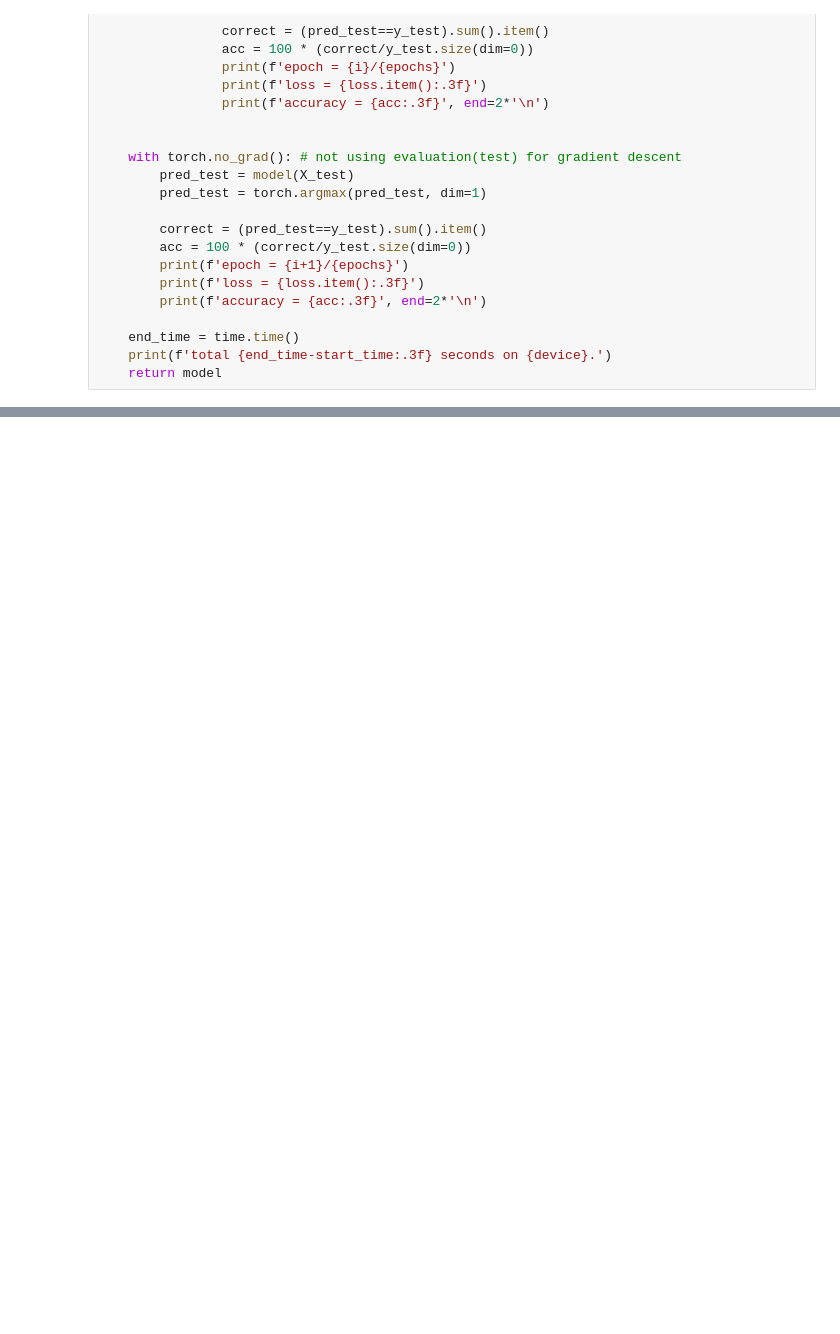
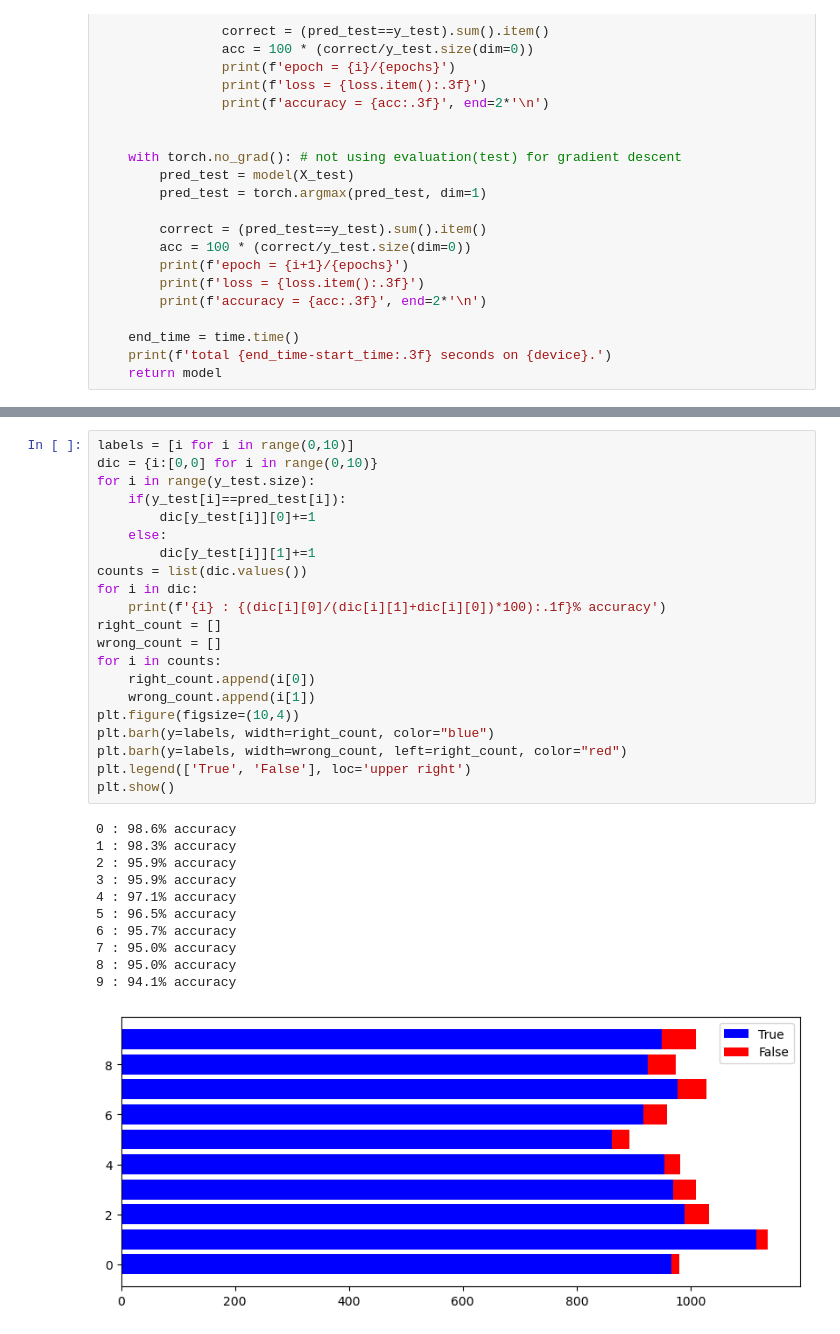
Before and after one commit to Mjavadrahimi/Digit-Recognizer, a Jupyter notebook: digit_recognizer.ipynb, the cells around one changed output, grey strips where cells are left out. Cells and saved outputs as stored; diff of their text form; blank space fills up the shorter version.

```diff
--- a/digit_recognizer.ipynb
+++ b/digit_recognizer.ipynb
@@ -233,0 +258,33 @@ Wrong predicts : 392/10000
+# %%
+labels = [i for i in range(0,10)]
+dic = {i:[0,0] for i in range(0,10)}
+for i in range(y_test.size):
+    if(y_test[i]==pred_test[i]):
+        dic[y_test[i]][0]+=1
+    else:
+        dic[y_test[i]][1]+=1
+counts = list(dic.values())
+for i in dic:
+    print(f'{i} : {(dic[i][0]/(dic[i][1]+dic[i][0])*100):.1f}% accuracy')
+right_count = []
+wrong_count = []
+for i in counts:
+    right_count.append(i[0])
+    wrong_count.append(i[1])
+plt.figure(figsize=(10,4))
+plt.barh(y=labels, width=right_count, color="blue")
+plt.barh(y=labels, width=wrong_count, left=right_count, color="red")
+plt.legend(['True', 'False'], loc='upper right')
+plt.show()
+# %% [output]
+0 : 98.6% accuracy
+1 : 98.3% accuracy
+2 : 95.9% accuracy
+3 : 95.9% accuracy
+4 : 97.1% accuracy
+5 : 96.5% accuracy
+6 : 95.7% accuracy
+7 : 95.0% accuracy
+8 : 95.0% accuracy
+9 : 94.1% accuracy
+[figure, added]
```
Also changed, not shown: parts of 7 cells of this notebook, 1 other file.
